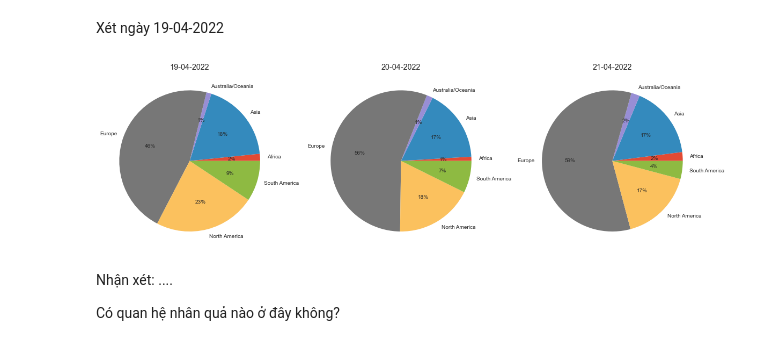
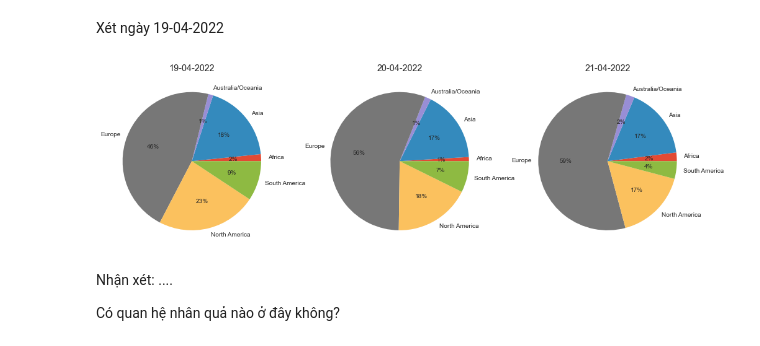
Before and after one commit to LeKiet258/DATA_VIZ_LAB01, a Jupyter notebook: Relationship.ipynb, the cells around one changed output. Saved outputs shown, nothing was run; the diff lists cells and outputs as text; code cells hidden in the pictures.

```diff
--- a/Relationship.ipynb
+++ b/Relationship.ipynb
@@ -221,17 +220,17 @@ df.head()
 # %% [markdown]
 Xét ngày 19-04-2022
 # %%
-plt.figure(figsize=(20, 15))
+plt.figure(figsize=(17, 15))
 plt.style.use('ggplot')
 
 for i, d in enumerate(['19-04-2022', '20-04-2022', '21-04-2022'], 1):
     plt.subplot(1, 3, i)
 
     new_df = df[df['day'] == d]
     plt.pie(x=new_df['New Deaths'], labels=new_df['continent'], autopct='%.0f%%');
     plt.title(d)
 # %% [output]
-[figure, old version]
+[figure, new version]
 # %% [markdown]
 Nhận xét: ....<br>
 
```
Also changed, not shown: parts of 31 cells of this notebook, 3 other files.
